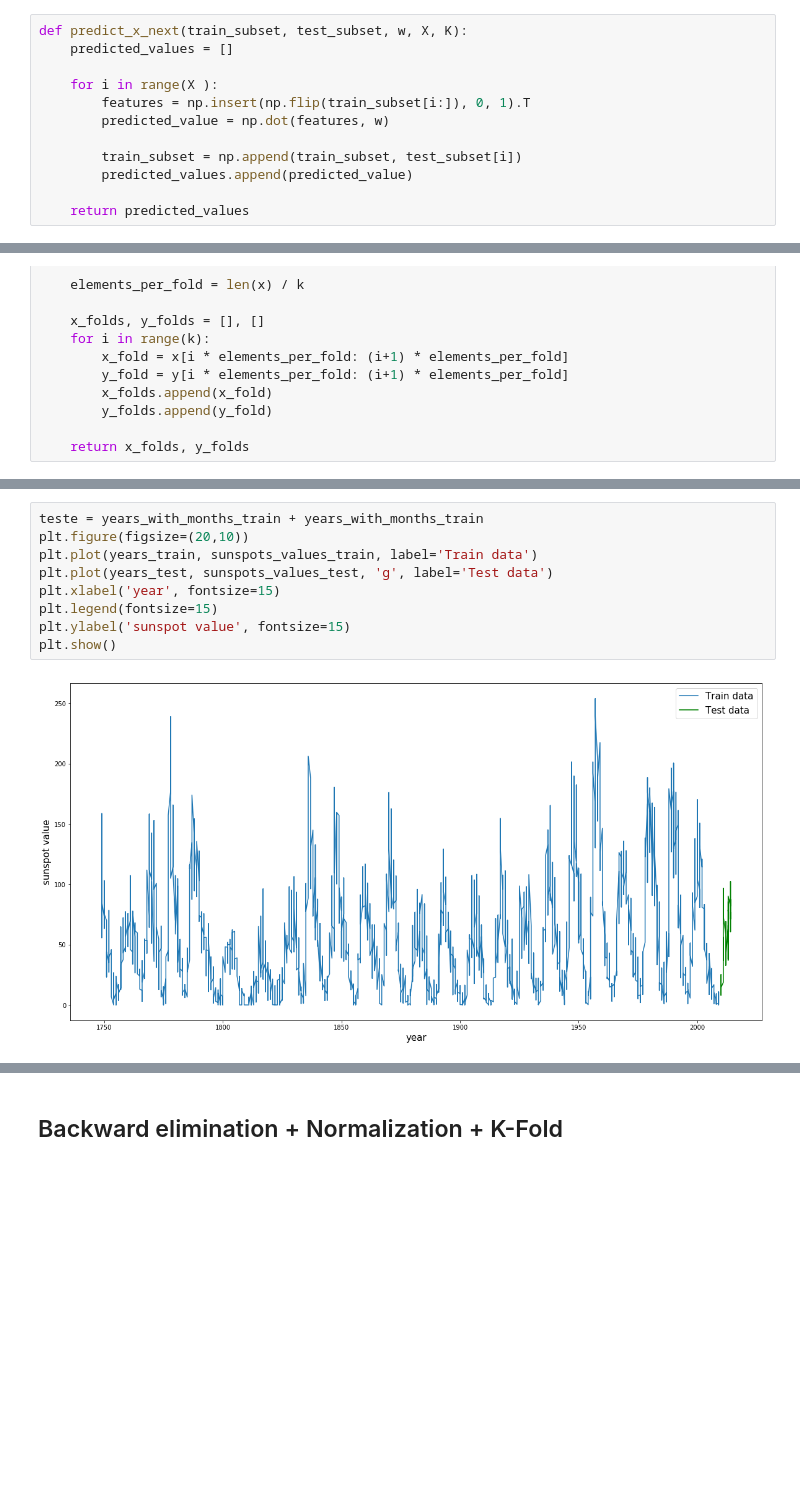
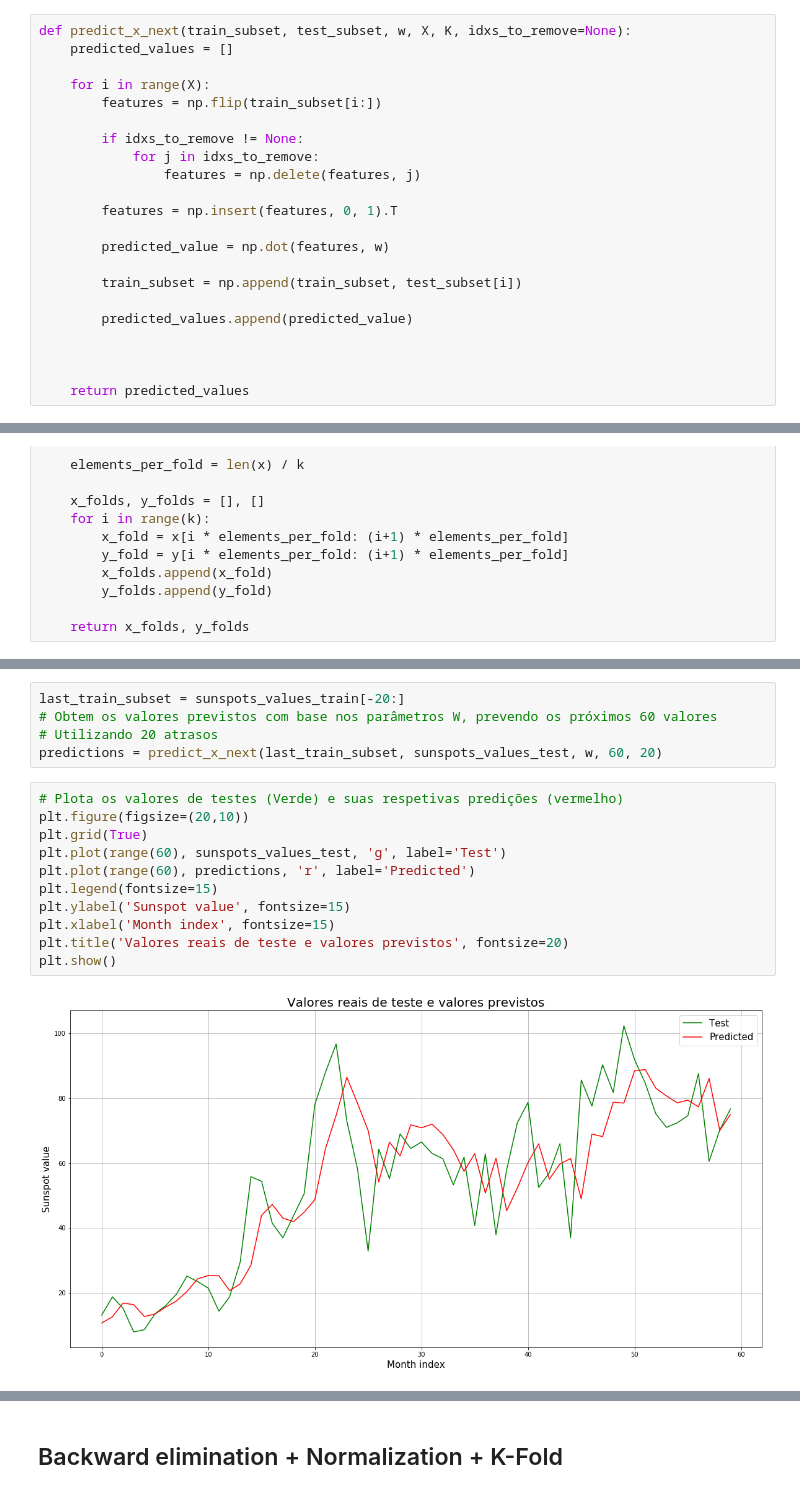
Before and after one commit to douglashsabreu/MachineLearning, a Jupyter notebook: LinearRegression/Sunspot Linear Regression.ipynb, the cells around one changed output, grey strips where cells are left out. Saved outputs shown, nothing was run; the diff lists cells and outputs as text; blank space fills up the shorter version.

Commit message:
Sunspot linear regression finished

```diff
--- a/LinearRegression/Sunspot Linear Regression.ipynb
+++ b/LinearRegression/Sunspot Linear Regression.ipynb
@@ -22,16 +28,26 @@ def generate_y(data, K):
         y.append(data[i])
     return y
 # %%
-def predict_x_next(train_subset, test_subset, w, X, K):
+def predict_x_next(train_subset, test_subset, w, X, K, idxs_to_remove=None):
     predicted_values = []
 
-    for i in range(X ):
-        features = np.insert(np.flip(train_subset[i:]), 0, 1).T
+    for i in range(X):
+        features = np.flip(train_subset[i:])
+
+        if idxs_to_remove != None:
+            for j in idxs_to_remove:
+                features = np.delete(features, j)
+
+        features = np.insert(features, 0, 1).T
+
         predicted_value = np.dot(features, w)
 
         train_subset = np.append(train_subset, test_subset[i])
+
         predicted_values.append(predicted_value)
 
+
+
     return predicted_values
 # %%
 def k_fold(x, y, k):
@@ -157,14 +203,21 @@ plt.ylabel('sunspot value', fontsize=15)
 plt.show()
 # %% [output]
 [figure]
+# %%
+last_train_subset = sunspots_values_train[-20:]
+# Obtem os valores previstos com base nos parâmetros W, prevendo os próximos 60 valores
+# Utilizando 20 atrasos
+predictions = predict_x_next(last_train_subset, sunspots_values_test, w, 60, 20)
 # %%
-teste = years_with_months_train + years_with_months_train
+# Plota os valores de testes (Verde) e suas respetivas predições (vermelho)
 plt.figure(figsize=(20,10))
-plt.plot(years_train, sunspots_values_train, label='Train data')
-plt.plot(years_test, sunspots_values_test, 'g', label='Test data')
-plt.xlabel('year', fontsize=15)
+plt.grid(True)
+plt.plot(range(60), sunspots_values_test, 'g', label='Test')
+plt.plot(range(60), predictions, 'r', label='Predicted')
 plt.legend(fontsize=15)
-plt.ylabel('sunspot value', fontsize=15)
+plt.ylabel('Sunspot value', fontsize=15)
+plt.xlabel('Month index', fontsize=15)
+plt.title('Valores reais de teste e valores previstos', fontsize=20)
 plt.show()
 # %% [output]
-[figure, old version]
+[figure, new version]
```
Also changed, not shown: parts of 31 cells of this notebook.
